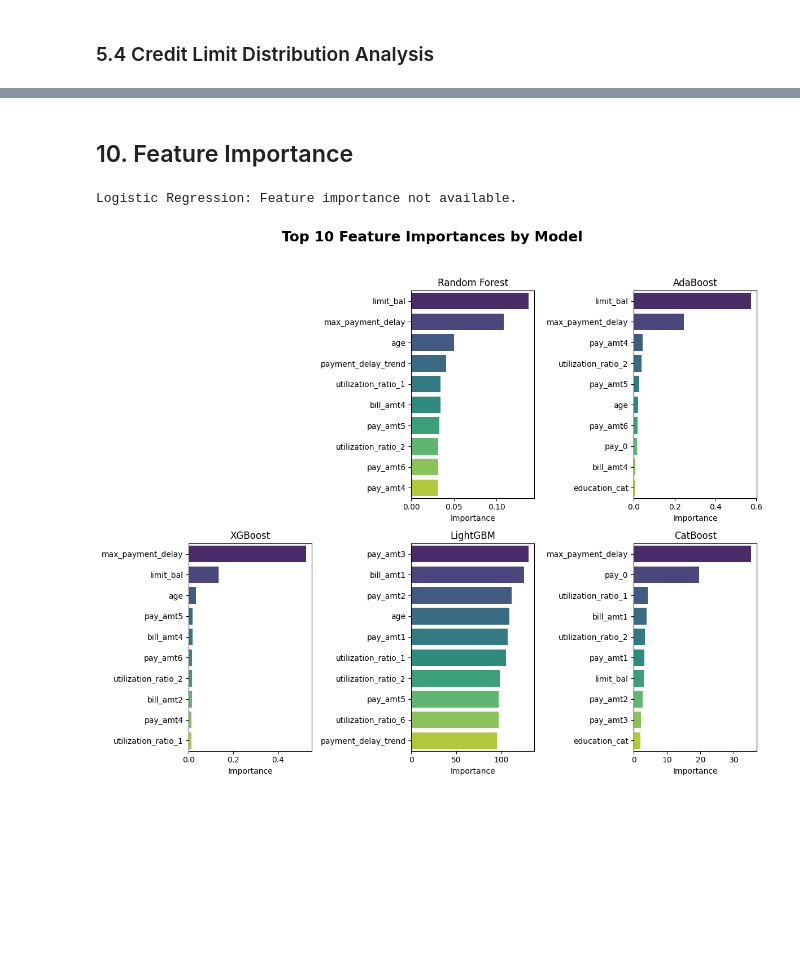
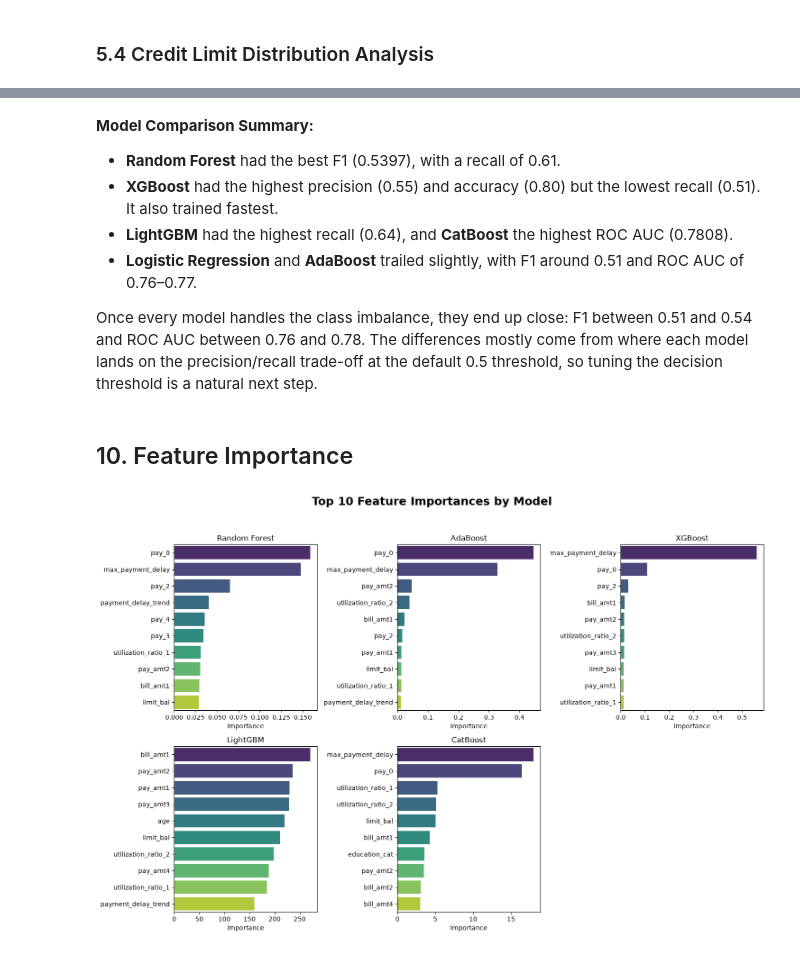
Before and after one commit to Yahlawat/Credit-Card-Default-Prediction, a Jupyter notebook: notebooks/default_prediction.ipynb, the cells around one changed output, grey strips where cells are left out. Drawn from its saved outputs; the diff is of its cells as text; code cells hidden in the pictures; blank space fills up the shorter version.

```diff
--- a/notebooks/default_prediction.ipynb
+++ b/notebooks/default_prediction.ipynb
@@ -749,7 +672,7 @@ for model_name, config in model_configs.items():
         random_state=RANDOM_STATE,
     )
 
-    search.fit(X_train, y_train)
+    search.fit(X_train, y_train, **config.get("fit_params", {}))
 
     end_time = time.time()
     duration = end_time - start_time
@@ -882,0 +793,15 @@ Interestingly, models that natively handled or explicitly emphasized categorical
+# %%
+# All ROC curves on one chart
+plt.figure(figsize=(8, 6))
+for model_name, model_info in best_models.items():
+    pred_proba = model_info["best_estimator"].predict_proba(X_test)[:, 1]
+    fpr, tpr, _ = roc_curve(y_test, pred_proba)
+    plt.plot(fpr, tpr, lw=2, label=f"{model_name} (AUC = {roc_auc_score(y_test, pred_proba):.3f})")
+plt.plot([0, 1], [0, 1], color="gray", lw=1, linestyle="--", label="Random")
+plt.xlabel("False Positive Rate")
+plt.ylabel("True Positive Rate")
+plt.title("ROC Curves on the Test Set")
+plt.legend(loc="lower right")
+plt.tight_layout()
+plt.savefig("../images/roc_curves.png", dpi=150)
+plt.show()
@@ -883,45 +810,52 @@ Interestingly, models that natively handled or explicitly emphasized categorical
+# %% [markdown]
+**Model Comparison Summary:**
+
+- **Random Forest** had the best F1 (0.5397), with a recall of 0.61.
+- **XGBoost** had the highest precision (0.55) and accuracy (0.80) but the lowest recall (0.51). It also trained fastest.
+- **LightGBM** had the highest recall (0.64), and **CatBoost** the highest ROC AUC (0.7808).
+- **Logistic Regression** and **AdaBoost** trailed slightly, with F1 around 0.51 and ROC AUC of 0.76–0.77.
+
+Once every model handles the class imbalance, they end up close: F1 between 0.51 and 0.54 and ROC AUC between 0.76 and 0.78. The differences mostly come from where each model lands on the precision/recall trade-off at the default 0.5 threshold, so tuning the decision threshold is a natural next step.
 # %% [markdown]
-## 10. Feature Importance<a name="feature-importance"></a>
+## 10. Feature Importance
 # %%
-# Simple Feature Importance Plot for Supported Models
-fig, axes = plt.subplots(2, 3, figsize=(12, 10))
+# Top 10 feature importances for the tree-based models
+tree_models = {
+    name: info["best_estimator"]
+    for name, info in best_models.items()
+    if hasattr(info["best_estimator"].named_steps["clf"], "feature_importances_")
+}
+
+fig, axes = plt.subplots(2, 3, figsize=(15, 10))
 axes = axes.flatten()
-fig.suptitle("Top 10 Feature Importances by Model", fontsize=18, fontweight='bold')
+fig.suptitle("Top 10 Feature Importances by Model", fontsize=18, fontweight="bold")
 
-for idx, (model_name, model_info) in enumerate(best_models.items()):
-    if idx >= len(axes):
-        break
+for ax, (model_name, model) in zip(axes, tree_models.items()):
+    importances = model.named_steps["clf"].feature_importances_
 
-    model = model_info["best_estimator"]
-
-    # Get classifier from pipeline
-    clf = model.named_steps["clf"] if hasattr(model, "named_steps") else model
-
-    if not hasattr(clf, "feature_importances_"):
-        print(f"{model_name}: Feature importance not available.\n")
-        fig.delaxes(axes[idx])
-        continue
-
-    importances = clf.feature_importances_
-    feature_names = X_train.columns if hasattr(X_train, "columns") else [f"Feature {i}" for i in range(len(importances))]
+    # The ordinal encoder moves categorical columns to the front, so take names from the pipeline
+    if "preprocessor" in model.named_steps:
+        feature_names = model.named_steps["preprocessor"].get_feature_names_out()
+    else:
+        feature_names = X_train.columns.to_numpy()
 
     # Get top 10 features
     indices = np.argsort(importances)[-10:][::-1]
-    top_features = [feature_names[i] for i in indices]
+    top_features = feature_names[indices]
     top_importances = importances[indices]
 
     # Plot
-    sns.barplot(x=top_importances, y=top_features, ax=axes[idx], palette="viridis")
-    axes[idx].set_title(model_name)
-    axes[idx].set_xlabel("Importance")
-    axes[idx].set_ylabel("")
+    sns.barplot(x=top_importances, y=top_features, hue=top_features, ax=ax, palette="viridis", legend=False)
+    ax.set_title(model_name)
+    ax.set_xlabel("Importance")
+    ax.set_ylabel("")
 
 # Remove extra subplots
-for j in range(idx + 1, len(axes)):
-    fig.delaxes(axes[j])
+for ax in axes[len(tree_models):]:
+    fig.delaxes(ax)
 
 plt.tight_layout(rect=[0, 0, 1, 0.95])
+plt.savefig("../images/feature_importance.png", dpi=150)
 plt.show()
 # %% [output]
-Logistic Regression: Feature importance not available.
-[figure, old version]
+[figure, new version]
```
Also changed, not shown: parts of 40 cells of this notebook, 7 other files.
